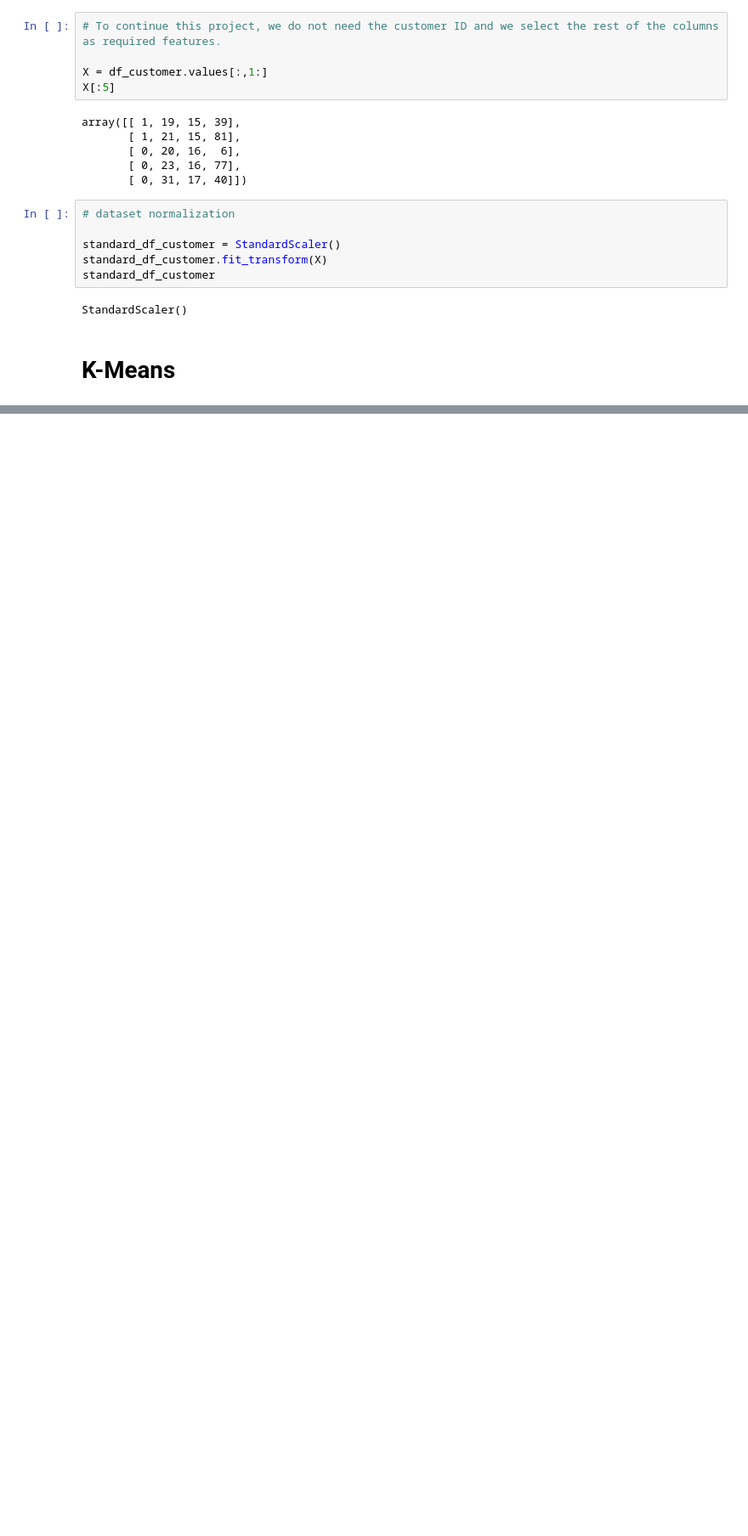
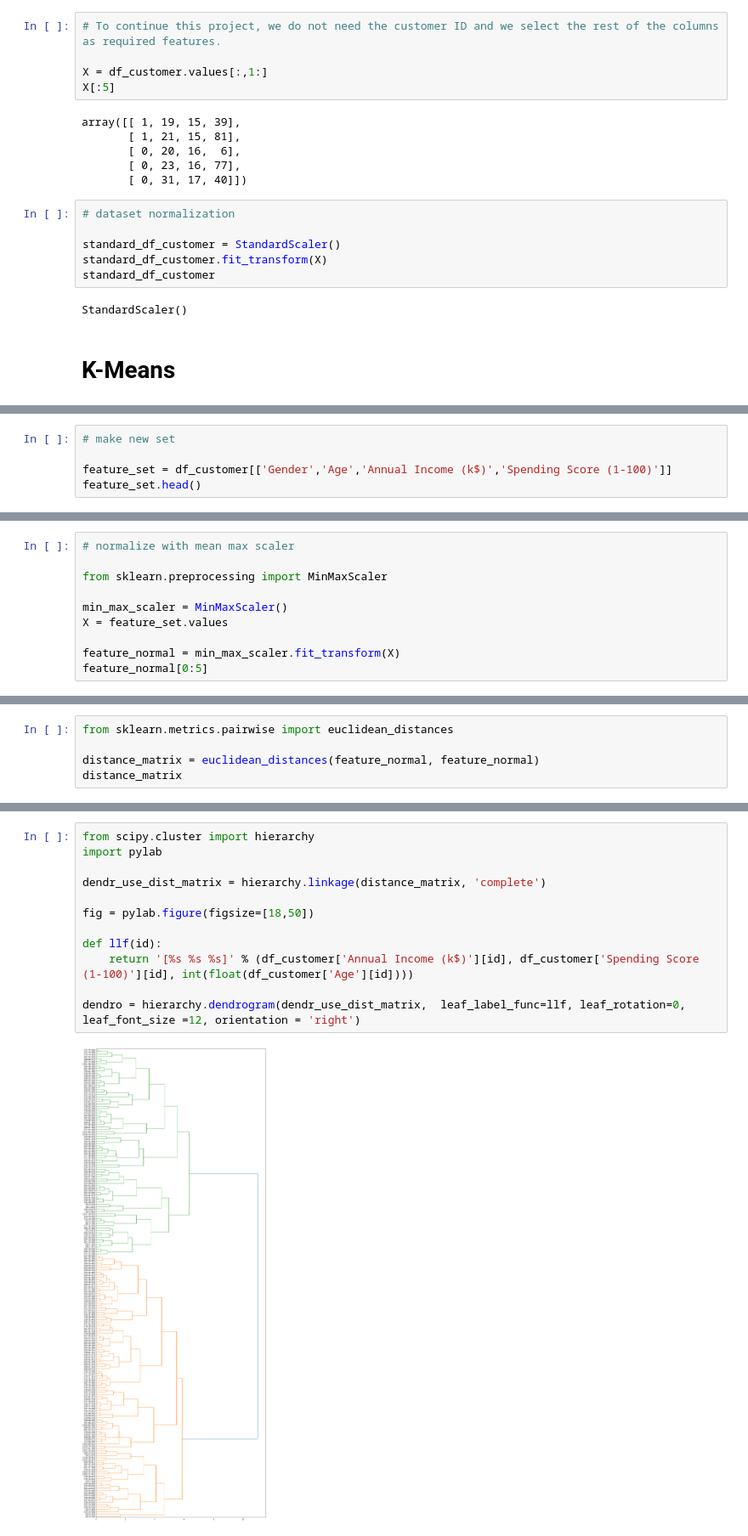
Before and after one commit to shadmankhezri/customer_clustering, a Jupyter notebook: customer_clustering.ipynb, the cells around one changed output, grey strips where cells are left out. Shown at 85% size. Drawn from its saved outputs; the diff is of its cells as text; blank space fills up the shorter version.

```diff
--- a/customer_clustering.ipynb
+++ b/customer_clustering.ipynb
@@ -173,0 +201,5 @@ plt.show()
+# %%
+# make new set
+
+feature_set = df_customer[['Gender','Age','Annual Income (k$)','Spending Score (1-100)']]
+feature_set.head()
@@ -173,0 +213,10 @@ plt.show()
+# %%
+# normalize with mean max scaler
+
+from sklearn.preprocessing import MinMaxScaler
+
+min_max_scaler = MinMaxScaler()
+X = feature_set.values
+
+feature_normal = min_max_scaler.fit_transform(X)
+feature_normal[0:5]
@@ -173,0 +231,5 @@ plt.show()
+# %%
+from sklearn.metrics.pairwise import euclidean_distances
+
+distance_matrix = euclidean_distances(feature_normal, feature_normal)
+distance_matrix
@@ -173,0 +252,14 @@ plt.show()
+# %%
+from scipy.cluster import hierarchy
+import pylab
+
+dendr_use_dist_matrix = hierarchy.linkage(distance_matrix, 'complete')
+
+fig = pylab.figure(figsize=[18,50])
+
+def llf(id):
+    return '[%s %s %s]' % (df_customer['Annual Income (k$)'][id], df_customer['Spending Score (1-100)'][id], int(float(df_customer['Age'][id])))
+
+dendro = hierarchy.dendrogram(dendr_use_dist_matrix,  leaf_label_func=llf, leaf_rotation=0, leaf_font_size =12, orientation = 'right')
+# %% [output]
+[figure, added]
```
Also changed, not shown: parts of 16 cells of this notebook.
